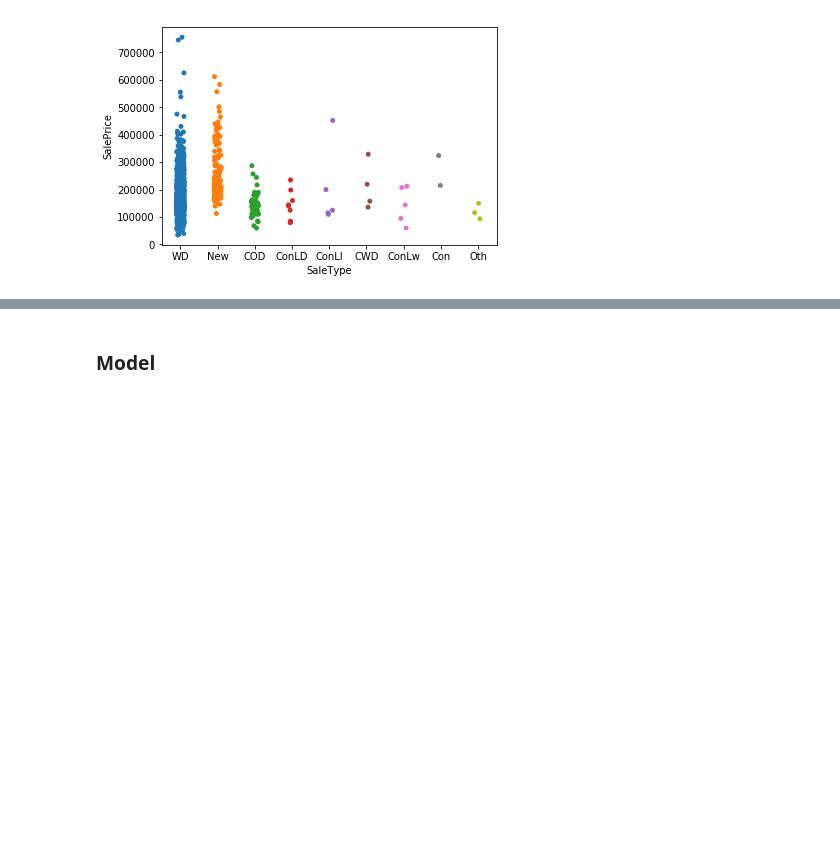
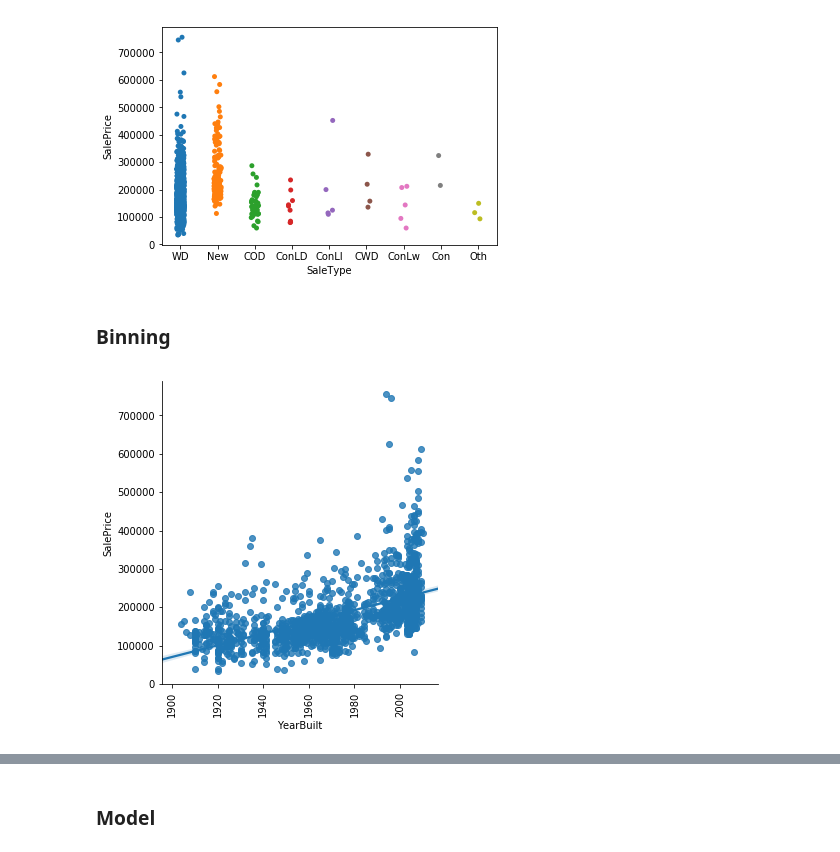
Before and after one commit to StevenDalderop/Ames-Housing-Dataset, a Jupyter notebook: Ames Housing Dataset.ipynb, the cells around one changed output, grey strips where cells are left out. Cells and saved outputs as stored; diff of their text form; code cells hidden in the pictures; blank space fills up the shorter version.

```diff
--- a/Ames Housing Dataset.ipynb
+++ b/Ames Housing Dataset.ipynb
@@ -297,3 +299,11 @@ g=sns.regplot(x="OpenPorchSF",y="SalePrice",data=train)
 g=sns.stripplot(x="SaleType",y="SalePrice",jitter=True,data=train)
 # %% [output]
 [figure]
+# %% [markdown]
+### Binning
+# %%
+g=sns.lmplot(x="YearBuilt",y="SalePrice",data=df[df["YearBuilt"]>1900])
+plt.xticks(rotation=90)
+plt.show()
+# %% [output]
+[figure, added]
```
Also changed, not shown: parts of 16 cells of this notebook, 1 other file.
